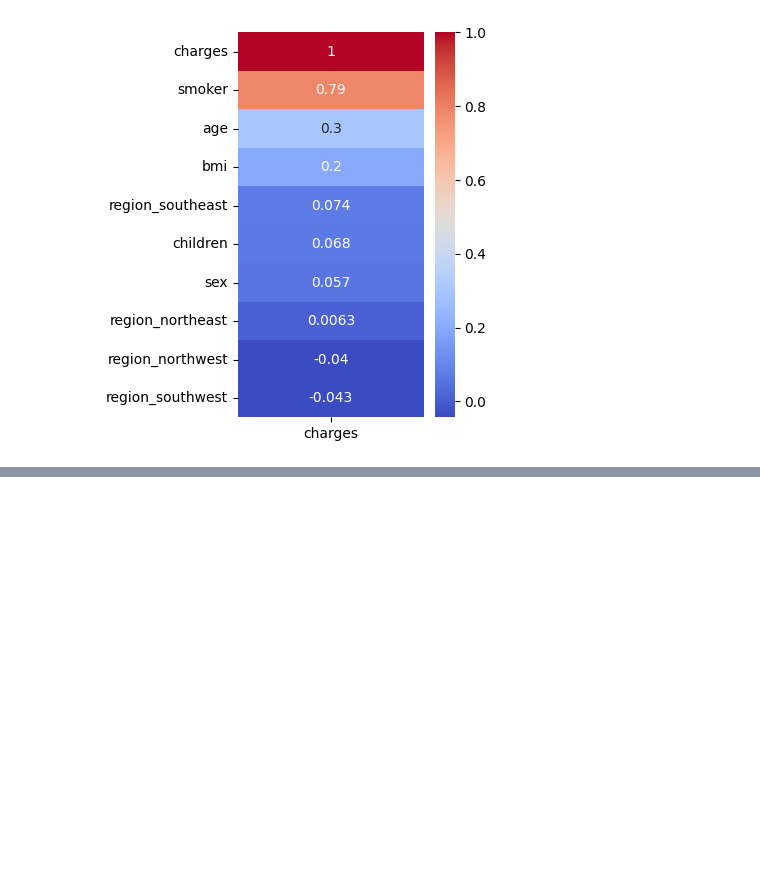
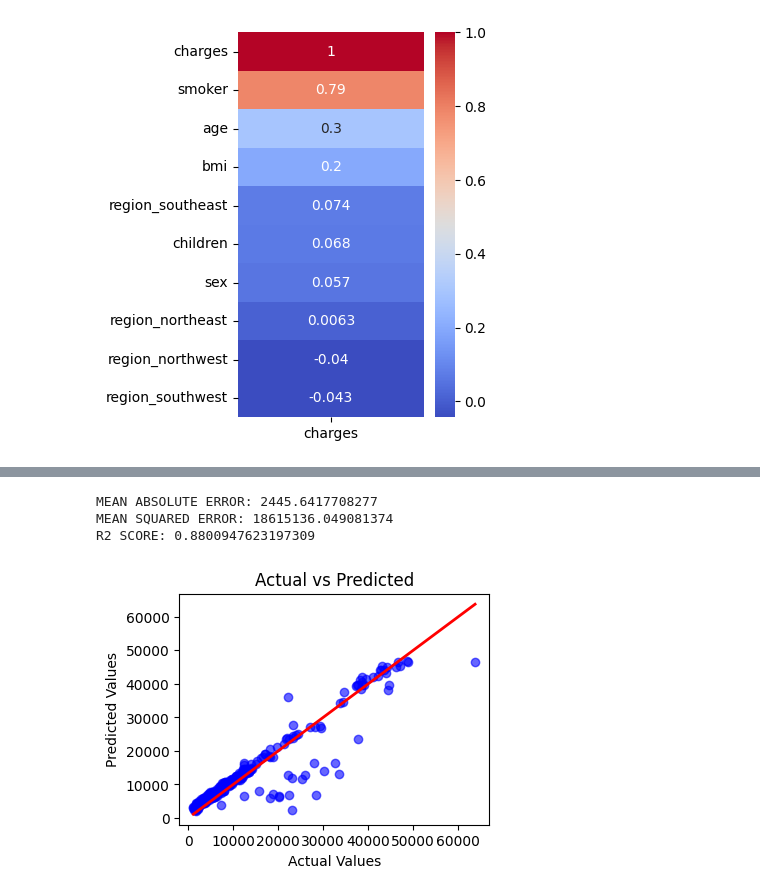
Before and after one commit to abhiii1801/Learning-AI-and-Machine-Leaning, a Jupyter notebook: insurance_claim_amt.ipynb, the cells around one changed output, grey strips where cells are left out. Drawn from its saved outputs; the diff is of its cells as text; code cells hidden in the pictures; blank space fills up the shorter version.

```diff
--- a/insurance_claim_amt.ipynb
+++ b/insurance_claim_amt.ipynb
@@ -193,7 +189,7 @@ print(random_search.best_params_)
 # %%
 from sklearn.ensemble import GradientBoostingRegressor
 
-gbr = GradientBoostingRegressor(n_estimators=100, max_depth=3, learning_rate=0.05)
+gbr = GradientBoostingRegressor(n_estimators=500, max_depth=3, learning_rate=0.01)
 
 gbr.fit(X_train, y_train)
 
@@ -203,14 +199,18 @@ print("MEAN ABSOLUTE ERROR:", mean_absolute_error(y_test, y_pred))
 print("MEAN SQUARED ERROR:", mean_squared_error(y_test, y_pred))
 print("R2 SCORE:", r2_score(y_test, y_pred))
 
-cv_scores_reg = cross_val_score(gbr, X, y, cv=5)
-print("CROSS-VAL SCORES:", cv_scores_reg)
-print("CV MEAN:", np.mean(cv_scores_reg))
+r2_hyperparameters = r2_score(y_test, y_pred)
+# %% [output]
+MEAN ABSOLUTE ERROR: 2445.6417708277
+MEAN SQUARED ERROR: 18615136.049081374
+R2 SCORE: 0.8800947623197309
 # %%
-plt.figure(figsize=(8,6))
+plt.figure(figsize=(4,3))
 plt.scatter(y_test, y_pred, color='blue', alpha=0.6)
 plt.plot([y_test.min(), y_test.max()], [y_test.min(), y_test.max()], color='red', linewidth=2)
 plt.xlabel("Actual Values")
 plt.ylabel("Predicted Values")
 plt.title("Actual vs Predicted")
 plt.show()
+# %% [output]
+[figure, added]
```
Also changed, not shown: parts of 12 cells of this notebook.
